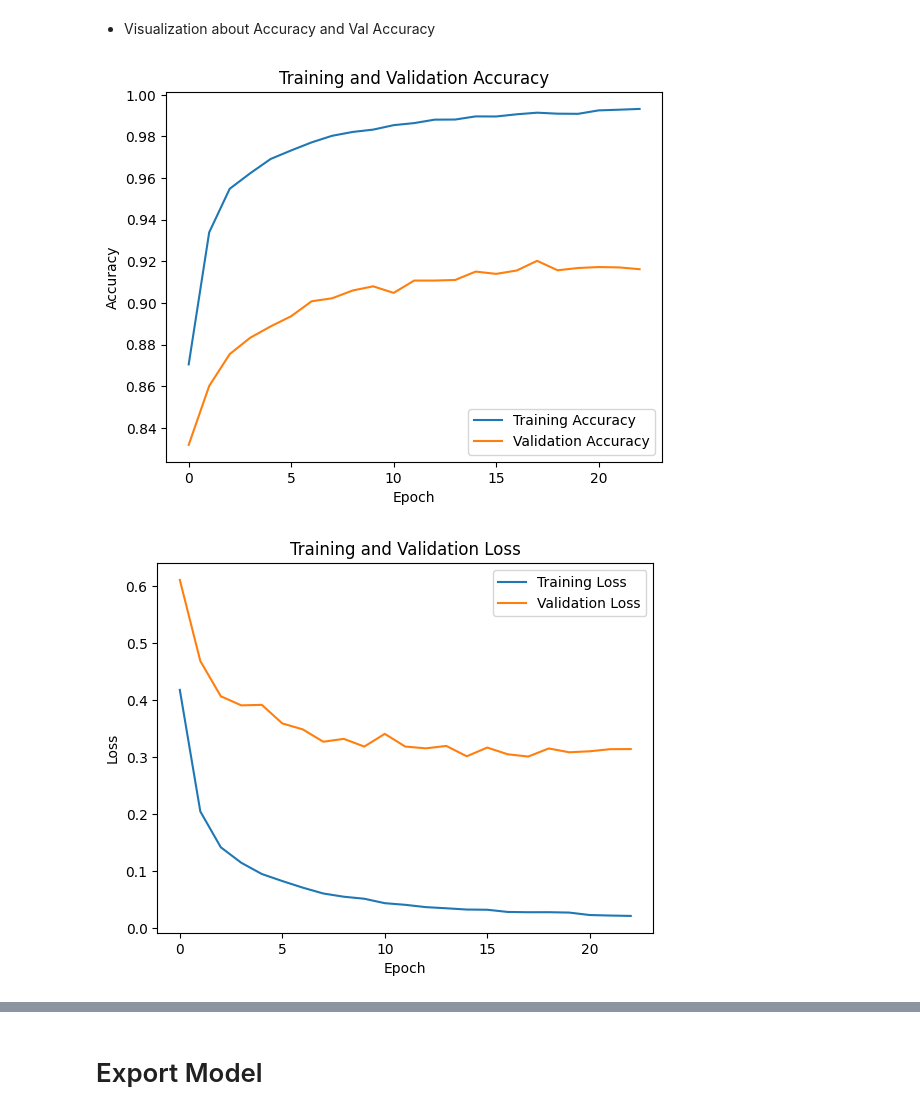
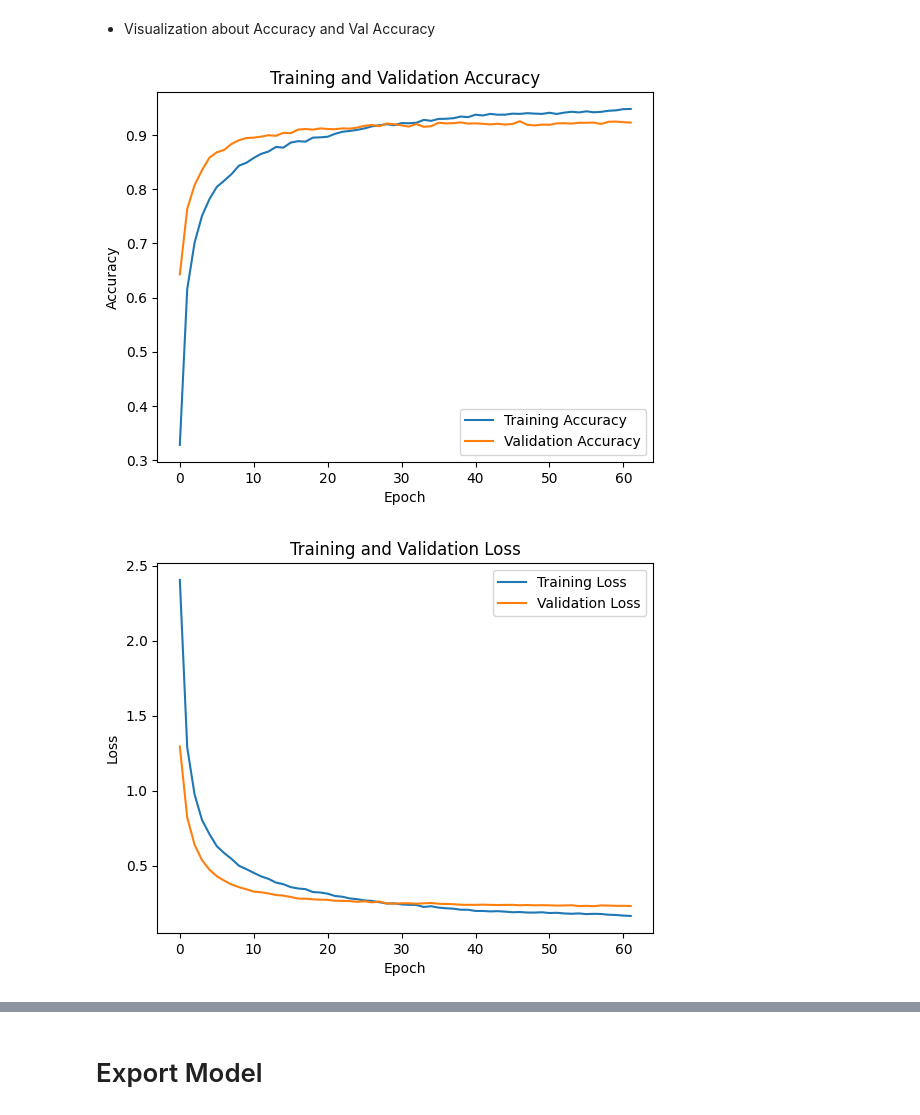
Before and after one commit to RizkyMlana/SignArgi-Model, a Jupyter notebook: notebooks/main.ipynb, the cells around one changed output, grey strips where cells are left out. Saved outputs shown, nothing was run; the diff lists cells and outputs as text; code cells hidden in the pictures.

```diff
--- a/notebooks/main.ipynb
+++ b/notebooks/main.ipynb
@@ -144,7 +144,7 @@ model_mobile = Sequential([
     GlobalAveragePooling2D(),
     BatchNormalization(),
     Dense(256, activation='relu'),
-    Dropout(0.5),
+    Dropout(0.2),
     Dense(27, activation='softmax')
 ])
 model_mobile.compile(optimizer=Adam(learning_rate=1e-4), loss='categorical_crossentropy', metrics=['accuracy'])
@@ -173,5 +173,5 @@ Model: "sequential"
  Trainable params: 337,435 (1.29 MB)
  Non-trainable params: 2,260,544 (8.62 MB)
 # %%
-history_mobile = model_mobile.fit(train_gen,validation_data=val_gen,epochs=50, callbacks=callbacks_model)
+history_mobile = model_mobile.fit(train_gen,validation_data=val_gen,epochs=100, callbacks=callbacks_model)
 # %% [output]
@@ -255,24 +251,24 @@ WARNING:absl:You are saving your model as an HDF5 file via `model.save()` or `ke
 # %% [markdown]
 - Visualization about Accuracy and Val Accuracy
 # %%
-plt.plot(history_mobile_finetuned.history['accuracy'], label = 'Training Accuracy')
-plt.plot(history_mobile_finetuned.history['val_accuracy'], label='Validation Accuracy')
+plt.plot(history_mobile.history['accuracy'], label = 'Training Accuracy')
+plt.plot(history_mobile.history['val_accuracy'], label='Validation Accuracy')
 plt.title('Training and Validation Accuracy')
 plt.xlabel('Epoch')
 plt.ylabel('Accuracy')
 plt.legend()
 plt.show()
 
-plt.plot(history_mobile_finetuned.history['loss'], label='Training Loss')
-plt.plot(history_mobile_finetuned.history['val_loss'], label='Validation Loss')
+plt.plot(history_mobile.history['loss'], label='Training Loss')
+plt.plot(history_mobile.history['val_loss'], label='Validation Loss')
 plt.title('Training and Validation Loss')
 plt.xlabel('Epoch')
 plt.ylabel('Loss')
 plt.legend()
 plt.show()
 # %% [output]
-[figure, old version]
+[figure, new version]
-[figure, old version]
+[figure, new version]
 # %%
 nb_samples= val_gen.samples
 y_pred_net = model_mobile.predict(val_gen, steps=int(np.ceil(nb_samples/val_gen.batch_size)))
```
Also changed, not shown: parts of 6 cells of this notebook, 8 other files.
